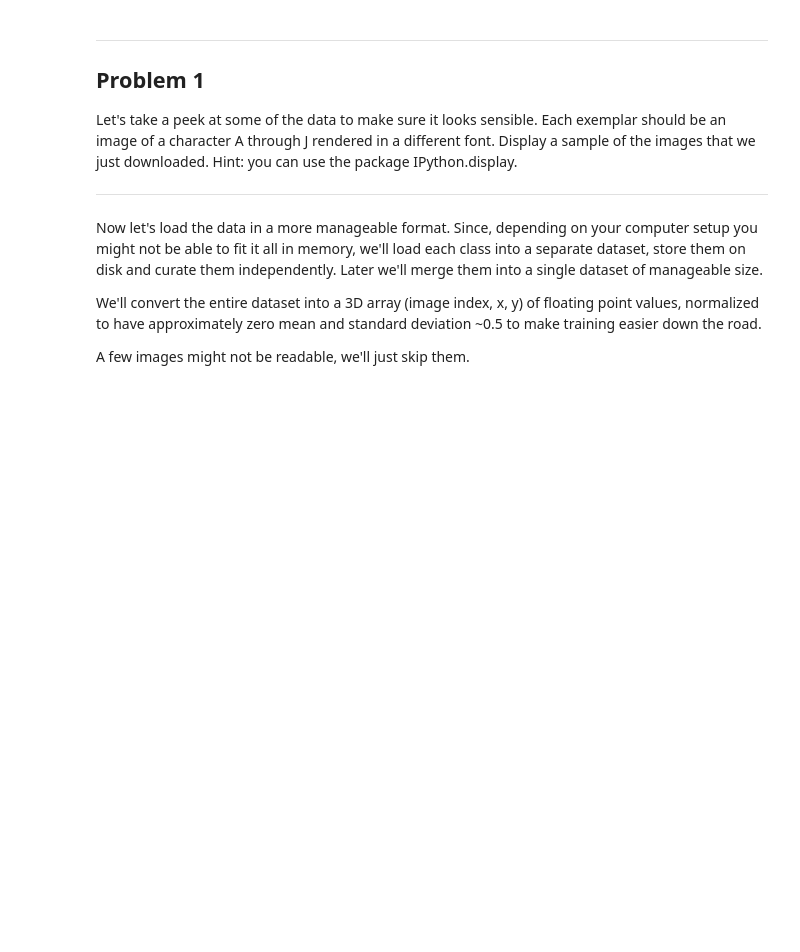
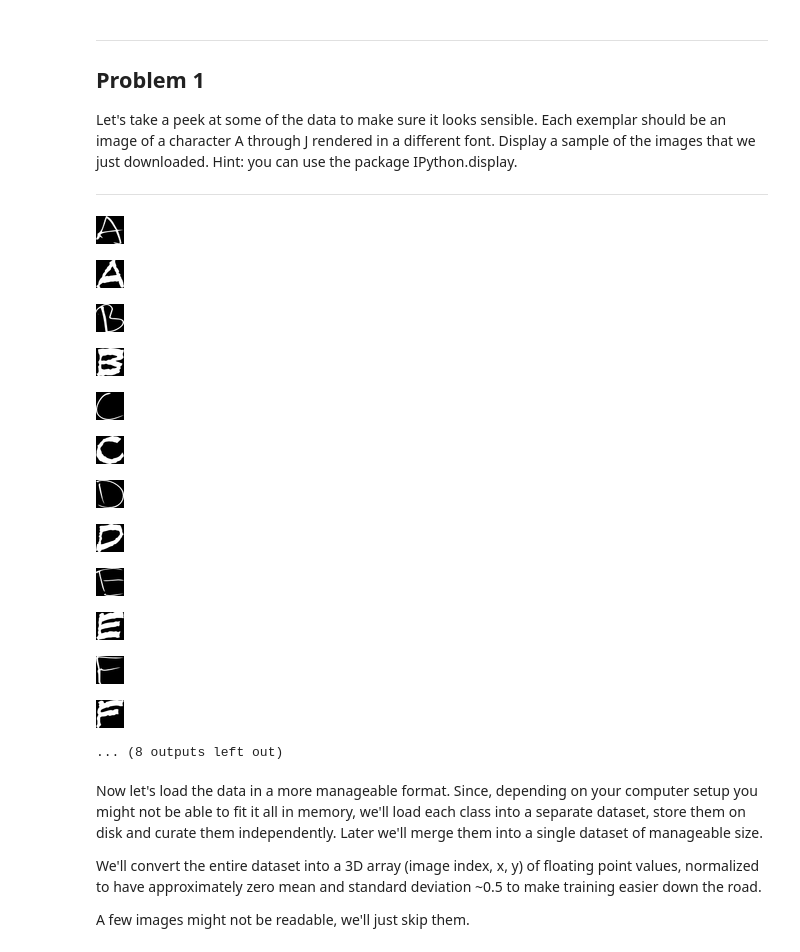
Before and after one commit to prakritibanik/machinelearning, a Jupyter notebook: deeplearning1.ipynb, the cells around one changed output. Cells and saved outputs as stored; diff of their text form; code cells hidden in the pictures; blank space fills up the shorter version.

Commit message:
random display comeplete

```diff
--- a/deeplearning1.ipynb
+++ b/deeplearning1.ipynb
@@ -111,6 +111,35 @@ Problem 1
 Let's take a peek at some of the data to make sure it looks sensible. Each exemplar should be an image of a character A through J rendered in a different font. Display a sample of the images that we just downloaded. Hint: you can use the package IPython.display.
 
 ---
+# %%
+sample_img_to_display = 2
+def display_sample_image(data_folders, min_img_to_display):
+    imgDisplayed = 0;
+    for folder in data_folders:
+        image_files = os.listdir(folder)
+        for image in image_files:
+            image_filename = os.path.join(folder, image)
+            display(Image(filename=image_filename))
+            imgDisplayed += 1
+            if imgDisplayed == min_img_to_display:
+                imgDisplayed = 0;
+                break
+
+display_sample_image(train_folders, sample_img_to_display)
+# %% [output]
+[figure, added]
+[figure, added]
+[figure, added]
+[figure, added]
+[figure, added]
+[figure, added]
+[figure, added]
+[figure, added]
+[figure, added]
+[figure, added]
+[figure, added]
+[figure, added]
+... (8 outputs left out)
 # %% [markdown]
 Now let's load the data in a more manageable format. Since, depending on your computer setup you might not be able to fit it all in memory, we'll load each class into a separate dataset, store them on disk and curate them independently. Later we'll merge them into a single dataset of manageable size.
 
```
Also changed, not shown: parts of 2 cells of this notebook.
